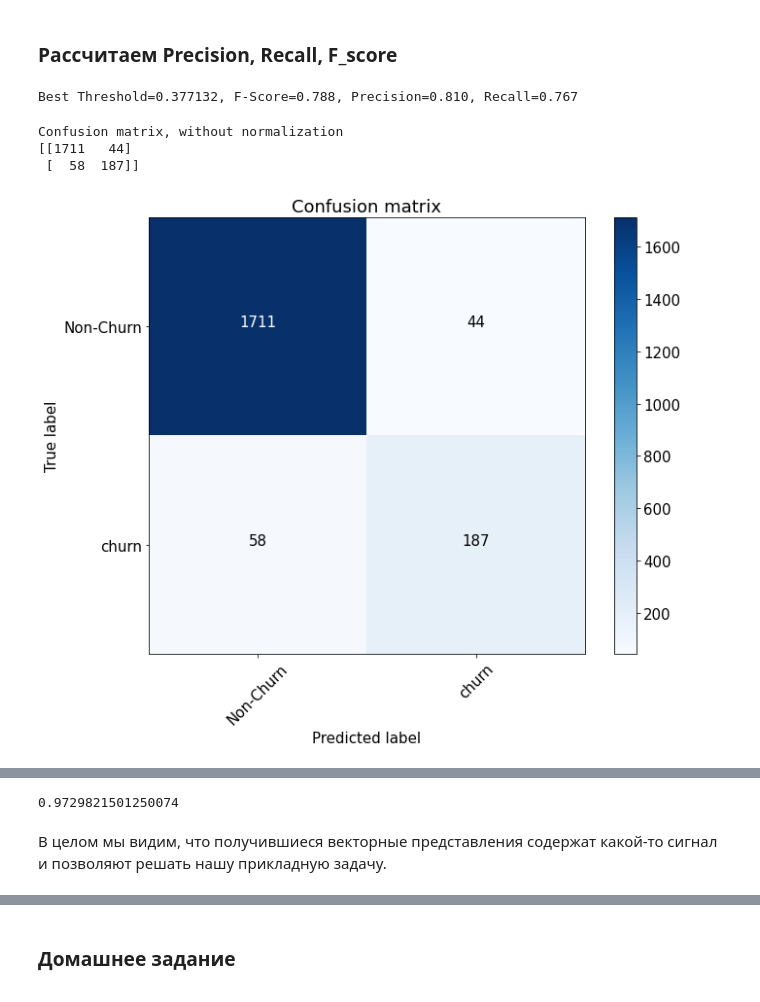
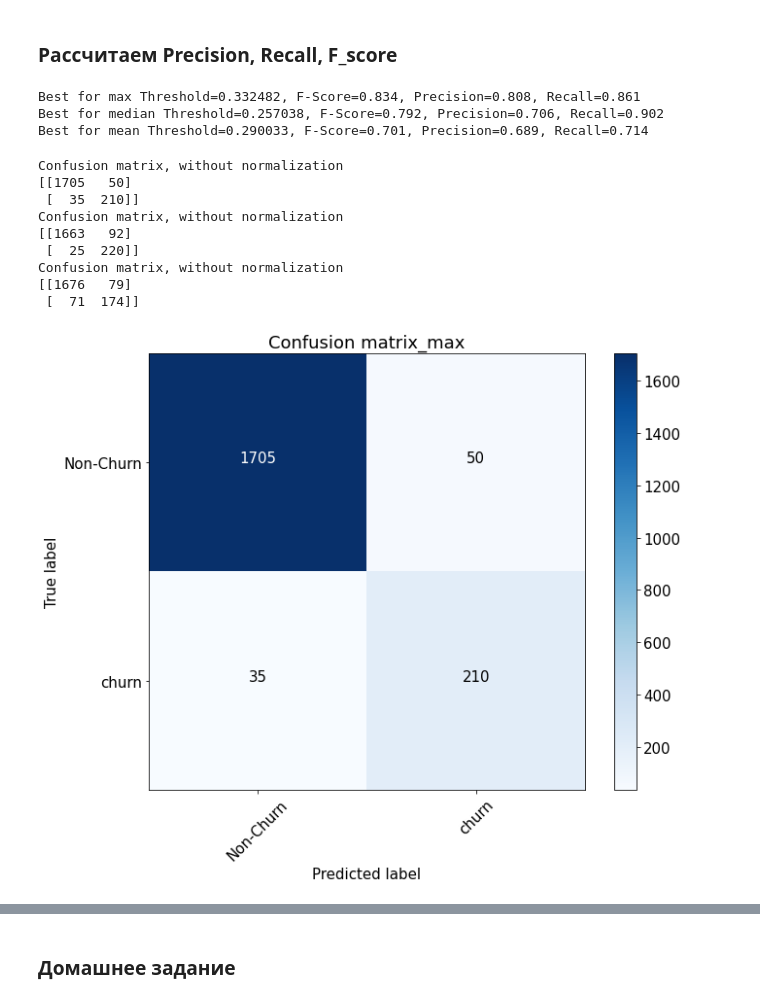
Before and after one commit to Praetorian15/ML-in-business, a Jupyter notebook: HW2.ipynb, the cells around one changed output, grey strips where cells are left out. Drawn from its saved outputs; the diff is of its cells as text; code cells hidden in the pictures.

```diff
--- a/HW2.ipynb
+++ b/HW2.ipynb
@@ -415,17 +407,37 @@ from sklearn.metrics import f1_score, roc_auc_score, precision_score, classifica
 ### Рассчитаем Precision, Recall, F_score
 # %%
 import itertools
-# %%
-precision, recall, thresholds = precision_recall_curve(y_test, preds)
-fscore = (2 * precision * recall) / (precision + recall)
-# locate the index of the largest f score
-ix = np.argmax(fscore)
-print('Best Threshold=%f, F-Score=%.3f, Precision=%.3f, Recall=%.3f' % (thresholds[ix],
-                                                                        fscore[ix],
-                                                                        precision[ix],
-                                                                        recall[ix]))
-# %% [output]
-Best Threshold=0.377132, F-Score=0.788, Precision=0.810, Recall=0.767
+# %%
+precision_max, recall_max, thresholds_max = precision_recall_curve(y_max_test, preds_max)
+fscore_max = (2 * precision_max * recall_max) / (precision_max + recall_max)
+# locate the index of the largest f score
+ix_max = np.argmax(fscore_max)
+print('Best for max Threshold=%f, F-Score=%.3f, Precision=%.3f, Recall=%.3f' % (thresholds_max[ix_max],
+                                                                        fscore_max[ix_max],
+                                                                        precision_max[ix_max],
+                                                                        recall_max[ix_max]))
+
+precision_median, recall_median, thresholds_median = precision_recall_curve(y_median_test, preds_median)
+fscore_median = (2 * precision_median * recall_median) / (precision_median + recall_median)
+# locate the index of the largest f score
+ix_median = np.argmax(fscore_median)
+print('Best for median Threshold=%f, F-Score=%.3f, Precision=%.3f, Recall=%.3f' % (thresholds_median[ix_median],
+                                                                        fscore_median[ix_median],
+                                                                        precision_median[ix_median],
+                                                                        recall_median[ix_median]))
+
+precision_mean, recall_mean, thresholds_mean = precision_recall_curve(y_mean_test, preds_mean)
+fscore_mean = (2 * precision_mean * recall_mean) / (precision_mean + recall_mean)
+# locate the index of the largest f score
+ix_mean = np.argmax(fscore_mean)
+print('Best for mean Threshold=%f, F-Score=%.3f, Precision=%.3f, Recall=%.3f' % (thresholds_mean[ix_mean],
+                                                                        fscore_mean[ix_mean],
+                                                                        precision_mean[ix_mean],
+                                                                        recall_mean[ix_mean]))
+# %% [output]
+Best for max Threshold=0.332482, F-Score=0.834, Precision=0.808, Recall=0.861
+Best for median Threshold=0.257038, F-Score=0.792, Precision=0.706, Recall=0.902
+Best for mean Threshold=0.290033, F-Score=0.701, Precision=0.689, Recall=0.714
 # %%
 def plot_confusion_matrix(cm, classes,
                           normalize=False,
@@ -462,17 +474,34 @@ def plot_confusion_matrix(cm, classes,
 # %%
 #мы уже нашли ранее "оптимальный" порог, когда максимизировали f_score
 font = {'size' : 15}
 
 plt.rc('font', **font)
 
-cnf_matrix = confusion_matrix(y_test, preds>thresholds[ix])
+cnf_matrix_max = confusion_matrix(y_max_test, preds_max>thresholds_max[ix_max])
 plt.figure(figsize=(10, 8))
-plot_confusion_matrix(cnf_matrix, classes=['Non-Churn', 'churn'],
-                      title='Confusion matrix')
+plot_confusion_matrix(cnf_matrix_max, classes=['Non-Churn', 'churn'],
+                      title='Confusion matrix_max')
+
+cnf_matrix_median = confusion_matrix(y_median_test, preds_median>thresholds_median[ix_median])
+plt.figure(figsize=(10, 8))
+plot_confusion_matrix(cnf_matrix_median, classes=['Non-Churn', 'churn'],
+                      title='Confusion matrix_median')
+
+cnf_matrix_mean = confusion_matrix(y_mean_test, preds_mean>thresholds_mean[ix_mean])
+plt.figure(figsize=(10, 8))
+plot_confusion_matrix(cnf_matrix_mean, classes=['Non-Churn', 'churn'],
+                      title='Confusion matrix_mean')
+
 plt.savefig("conf_matrix.png")
 plt.show()
 # %% [output]
 Confusion matrix, without normalization
-[[1711   44]
- [  58  187]]
+[[1705   50]
+ [  35  210]]
+Confusion matrix, without normalization
+[[1663   92]
+ [  25  220]]
+Confusion matrix, without normalization
+[[1676   79]
+ [  71  174]]
-[figure, old version]
+[figure, new version]
@@ -479,6 +509,0 @@ Confusion matrix, without normalization
-# %%
-roc_auc_score(y_test, preds)
-# %% [output]
-0.9729821501250074
-# %% [markdown]
-В целом мы видим, что получившиеся векторные представления содержат какой-то сигнал и позволяют решать нашу прикладную задачу.
```
Also changed, not shown: parts of 41 cells of this notebook.
